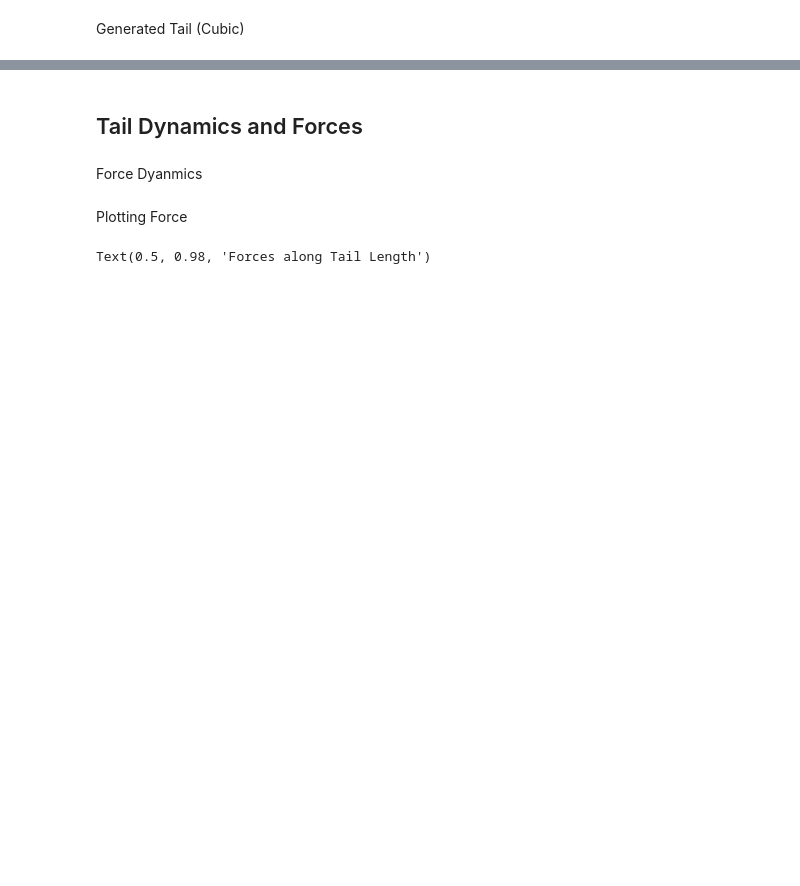
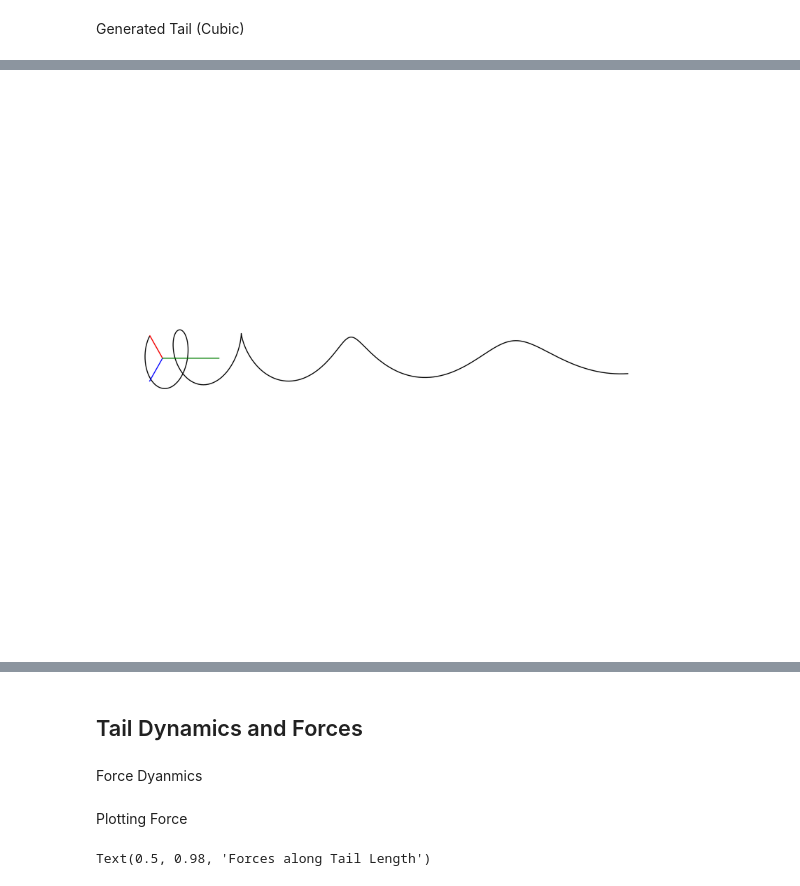
Before and after one commit to Parker-Knopf/MAE269, a Jupyter notebook: plottingTail.ipynb, the cells around one changed output, grey strips where cells are left out. Drawn from its saved outputs; the diff is of its cells as text; code cells hidden in the pictures; blank space fills up the shorter version.

```diff
--- a/plottingTail.ipynb
+++ b/plottingTail.ipynb
@@ -86 +98,26 @@ ax1.set_axis_off()
+# %%
+s = sp.symbols("s", real=True)
+
+z1 = d_l * s**2 / 10
+dz = sp.diff(z1, s)
+zf = z1**2
+dzf = dz**2
+z1 = sp.lambdify(s, z1)
+zf = sp.lambdify(s, zf)
+dz1 = sp.lambdify(s, dz)
+dzf = sp.lambdify(s, dzf)
+
+r1 = r + - s * d_r
+dr = sp.diff(r1, s)
+rf = r1**2
+drf = dr**2
+r1 = sp.lambdify(s, r1)
+rf = sp.lambdify(s, rf)
+dr = sp.lambdify(s, dr)
+drf = sp.lambdify(s, drf)
+
+x1, y1, z1, s1, r1 = buildTail(z1, zf, dzf, r1, rf, drf, l)
+plotTail(x1,y1,z1)
+# %% [output]
+[figure, added]
 # %%
```
Also changed, not shown: parts of 15 cells of this notebook, 3 other files.
